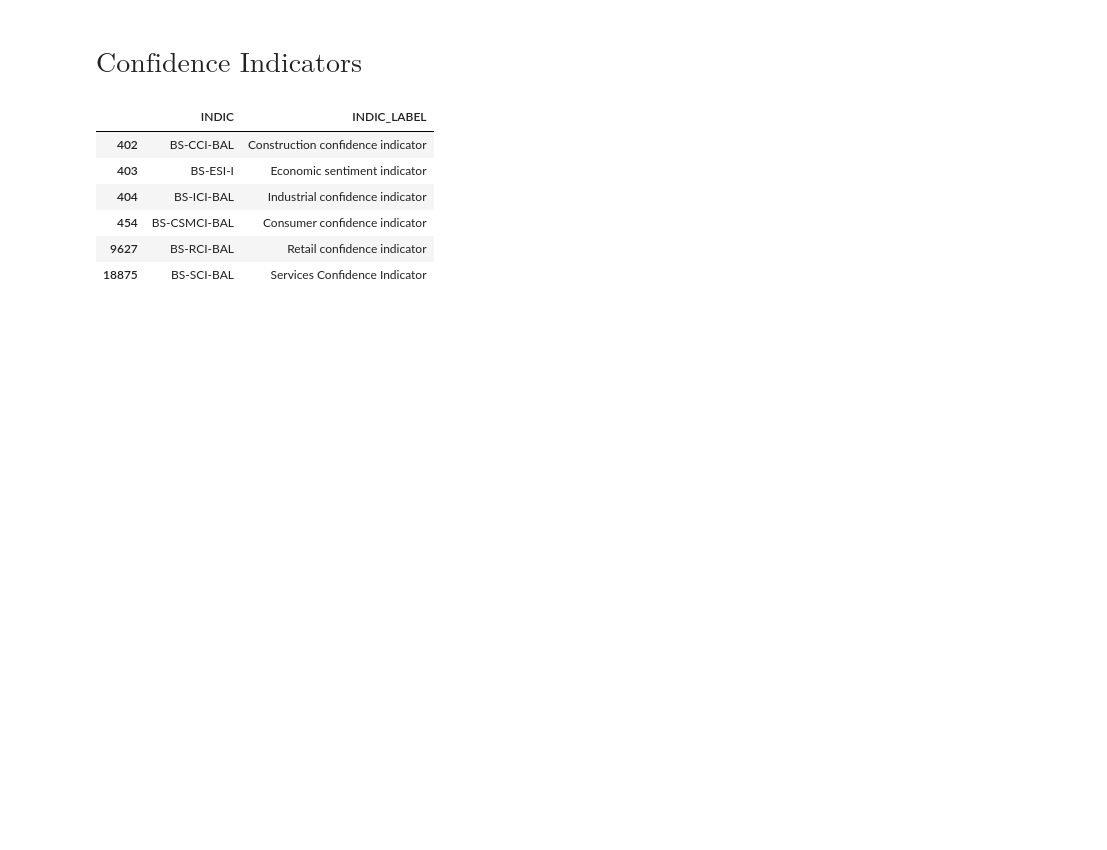
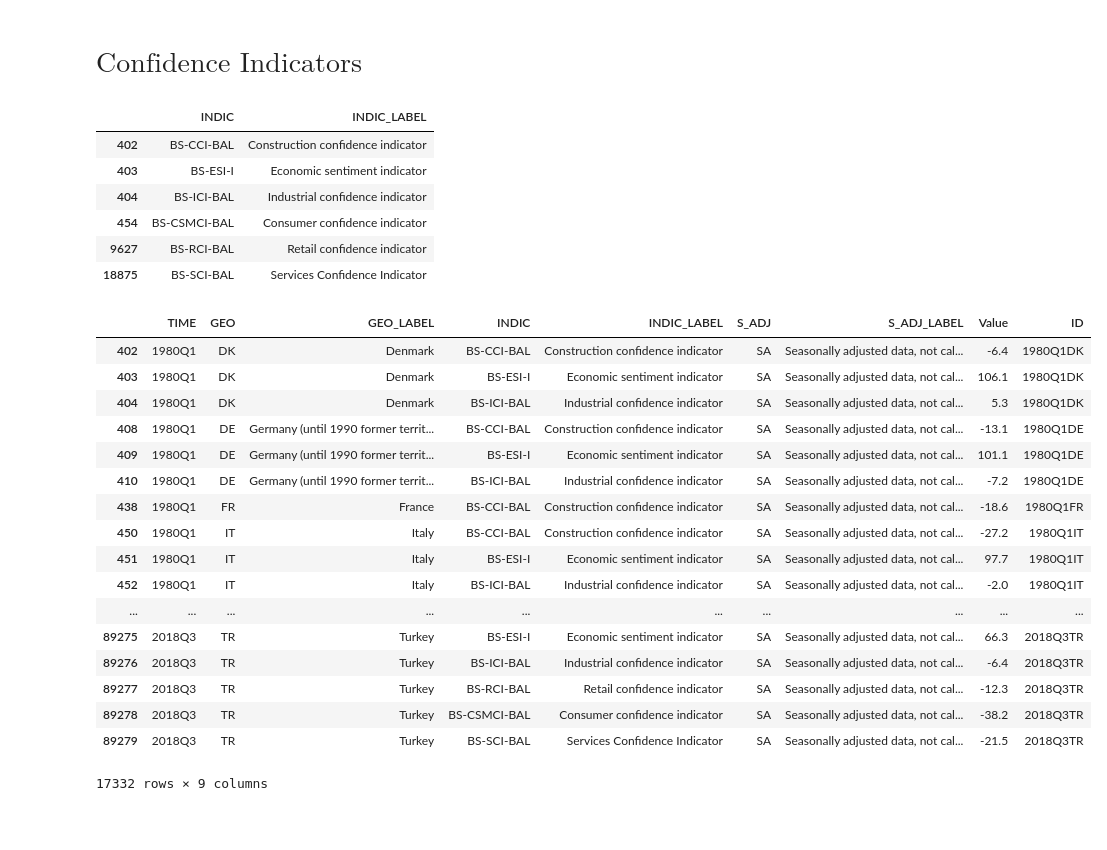
Before and after one commit to boturon/NovaSBE_Courses, a Jupyter notebook: 1107_macroeconomic-policies/assignment/pred-gdp/data.ipynb, the cells around one changed output. Drawn from its saved outputs; the diff is of its cells as text; code cells hidden in the pictures; blank space fills up the shorter version.

```diff
--- a/1107_macroeconomic-policies/assignment/pred-gdp/data.ipynb
+++ b/1107_macroeconomic-policies/assignment/pred-gdp/data.ipynb
@@ -250,5 +274,26 @@ ei_bssi_m_r2[["INDIC","INDIC_LABEL"]].drop_duplicates()
 | 454 | BS-CSMCI-BAL | Consumer confidence indicator |
 | 9627 | BS-RCI-BAL | Retail confidence indicator |
 | 18875 | BS-SCI-BAL | Services Confidence Indicator |
+# %%
+ei_bssi_m_r2
+# %% [output]
+|  | TIME | GEO | GEO_LABEL | INDIC | INDIC_LABEL | S_ADJ | S_ADJ_LABEL | Value | ID |
+| 402 | 1980Q1 | DK | Denmark | BS-CCI-BAL | Construction confidence indicator | SA | Seasonally adjusted data, not cal... | -6.4 | 1980Q1DK |
+| 403 | 1980Q1 | DK | Denmark | BS-ESI-I | Economic sentiment indicator | SA | Seasonally adjusted data, not cal... | 106.1 | 1980Q1DK |
+| 404 | 1980Q1 | DK | Denmark | BS-ICI-BAL | Industrial confidence indicator | SA | Seasonally adjusted data, not cal... | 5.3 | 1980Q1DK |
+| 408 | 1980Q1 | DE | Germany (until 1990 former territ... | BS-CCI-BAL | Construction confidence indicator | SA | Seasonally adjusted data, not cal... | -13.1 | 1980Q1DE |
+| 409 | 1980Q1 | DE | Germany (until 1990 former territ... | BS-ESI-I | Economic sentiment indicator | SA | Seasonally adjusted data, not cal... | 101.1 | 1980Q1DE |
+| 410 | 1980Q1 | DE | Germany (until 1990 former territ... | BS-ICI-BAL | Industrial confidence indicator | SA | Seasonally adjusted data, not cal... | -7.2 | 1980Q1DE |
+| 438 | 1980Q1 | FR | France | BS-CCI-BAL | Construction confidence indicator | SA | Seasonally adjusted data, not cal... | -18.6 | 1980Q1FR |
+| 450 | 1980Q1 | IT | Italy | BS-CCI-BAL | Construction confidence indicator | SA | Seasonally adjusted data, not cal... | -27.2 | 1980Q1IT |
+| 451 | 1980Q1 | IT | Italy | BS-ESI-I | Economic sentiment indicator | SA | Seasonally adjusted data, not cal... | 97.7 | 1980Q1IT |
+| 452 | 1980Q1 | IT | Italy | BS-ICI-BAL | Industrial confidence indicator | SA | Seasonally adjusted data, not cal... | -2.0 | 1980Q1IT |
+| ... | ... | ... | ... | ... | ... | ... | ... | ... | ... |
+| 89275 | 2018Q3 | TR | Turkey | BS-ESI-I | Economic sentiment indicator | SA | Seasonally adjusted data, not cal... | 66.3 | 2018Q3TR |
+| 89276 | 2018Q3 | TR | Turkey | BS-ICI-BAL | Industrial confidence indicator | SA | Seasonally adjusted data, not cal... | -6.4 | 2018Q3TR |
+| 89277 | 2018Q3 | TR | Turkey | BS-RCI-BAL | Retail confidence indicator | SA | Seasonally adjusted data, not cal... | -12.3 | 2018Q3TR |
+| 89278 | 2018Q3 | TR | Turkey | BS-CSMCI-BAL | Consumer confidence indicator | SA | Seasonally adjusted data, not cal... | -38.2 | 2018Q3TR |
+| 89279 | 2018Q3 | TR | Turkey | BS-SCI-BAL | Services Confidence Indicator | SA | Seasonally adjusted data, not cal... | -21.5 | 2018Q3TR |
+17332 rows × 9 columns
 # %% [markdown]
 <br>
```
Also changed, not shown: parts of 5 cells of this notebook, 1 other file.
